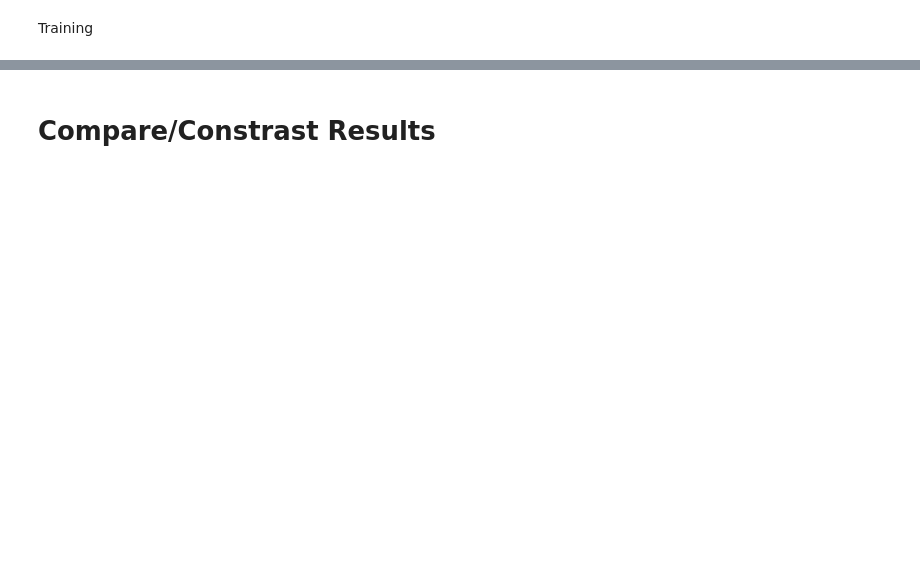
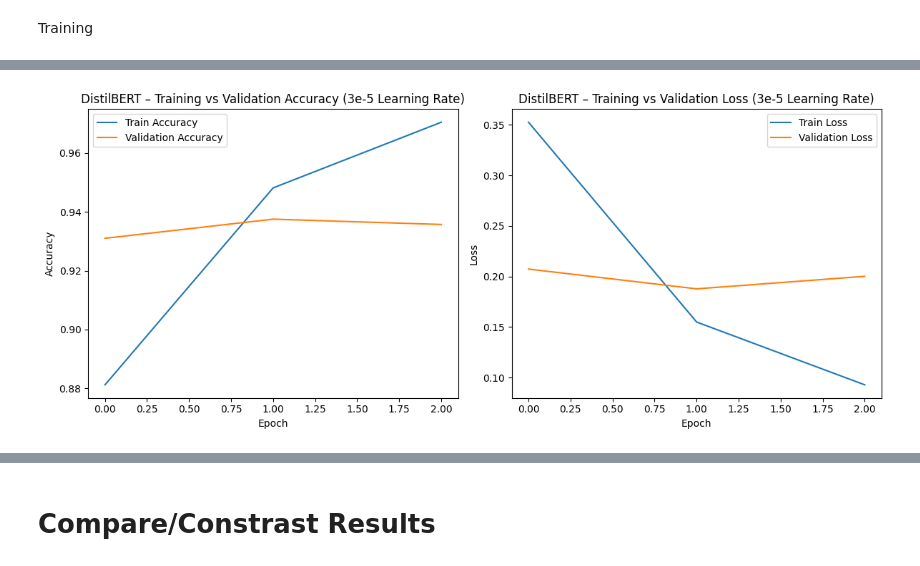
Before and after one commit to Victor-Tung/CS171_news_classification, a Jupyter notebook: CS171_news_classification.ipynb, the cells around one changed output, grey strips where cells are left out. Cells and saved outputs as stored; diff of their text form; code cells hidden in the pictures; blank space fills up the shorter version.

```diff
--- a/CS171_news_classification.ipynb
+++ b/CS171_news_classification.ipynb
@@ -452,9 +603,16 @@ distil_train_texts, _, distil_train_labels, _ = train_test_split(
     random_state=42,
     stratify=train_data_clean["class"].astype(str).values
 )
-
+distil_train_texts, distil_val_texts, distil_train_labels, distil_val_labels = train_test_split(
+    distil_train_texts,
+    distil_train_labels,
+    test_size=0.2,
+    random_state=42,
+    stratify=distil_train_labels
+)
 distil_test_labels = test_data_clean["class"].astype(str).values
 
 distil_y_train_int = label_encoder.transform(distil_train_labels)
+distil_y_val_int   = label_encoder.transform(distil_val_labels)
 distil_y_test_int = label_encoder.transform(distil_test_labels)
-print(f"Train: {len(distil_train_texts):,} | Test: {len(distil_test_texts):,}")
+print(f"Train: {len(distil_train_texts):,} | Val: {len(distil_val_texts):,} | Test: {len(distil_test_texts):,}")
@@ -464,7 +624,7 @@ Tokenizer and Dataset
 DISTIL_MAX_LEN = 128
 BATCH_SIZE = 32
 EPOCHS = 3
-LR = 2e-5
+LR = 3e-5
 
 distil_tokenizer = DistilBertTokenizerFast.from_pretrained("distilbert-base-uncased")
 
@@ -491,8 +651,10 @@ class AGNewsDataset(Dataset):
         "labels": torch.tensor(self.labels[idx], dtype=torch.long)
     }
 train_dataset = AGNewsDataset(distil_train_texts, distil_y_train_int, distil_tokenizer, DISTIL_MAX_LEN)
+val_dataset   = AGNewsDataset(distil_val_texts,   distil_y_val_int,   distil_tokenizer, DISTIL_MAX_LEN)
 test_dataset = AGNewsDataset(distil_test_texts, distil_y_test_int, distil_tokenizer, DISTIL_MAX_LEN)
 
 train_loader = DataLoader(train_dataset, batch_size=BATCH_SIZE, shuffle=True, num_workers=2, pin_memory=True)
+val_loader   = DataLoader(val_dataset,   batch_size=BATCH_SIZE, shuffle=False, num_workers=2, pin_memory=True)
 test_loader = DataLoader(test_dataset, batch_size=BATCH_SIZE, shuffle=False,num_workers=2, pin_memory=True)
-print(f"Train batches: {len(train_loader)} | Test batches: {len(test_loader)}")
+print(f"Train batches: {len(train_loader)} | Val batches: {len(val_loader)} | Test batches: {len(test_loader)}")
@@ -560,7 +758,7 @@ distil_history = {"train_loss": [], "train_acc": [], "val_loss": [], "val_acc":
 for epoch in range(1, EPOCHS + 1):
   print(f"\n Epoch {epoch}/ {EPOCHS}")
   train_loss, train_acc = train_epoch(distil_model, train_loader, optimizer, scheduler)
-  val_loss, val_acc = evaluate_epoch(distil_model, test_loader)
+  val_loss, val_acc = evaluate_epoch(distil_model, val_loader)
   distil_history["train_loss"].append(train_loss)
   distil_history["train_acc"].append(train_acc)
   distil_history["val_loss"].append(val_loss)
@@ -570,24 +786,27 @@ for epoch in range(1, EPOCHS + 1):
 # %%
 plt.figure(figsize=(12, 5))
 
 plt.subplot(1, 2, 1)
 plt.plot(distil_history["train_acc"], label="Train Accuracy")
 plt.plot(distil_history["val_acc"],   label="Validation Accuracy")
 plt.xlabel("Epoch")
 plt.ylabel("Accuracy")
-plt.title("DistilBERT – Training vs Validation Accuracy")
+plt.title("DistilBERT – Training vs Validation Accuracy (3e-5 Learning Rate)")
 plt.legend()
 
 plt.subplot(1, 2, 2)
 plt.plot(distil_history["train_loss"], label="Train Loss")
 plt.plot(distil_history["val_loss"],   label="Validation Loss")
 plt.xlabel("Epoch")
 plt.ylabel("Loss")
-plt.title("DistilBERT – Training vs Validation Loss")
+plt.title("DistilBERT – Training vs Validation Loss (3e-5 Learning Rate)")
 plt.legend()
 
 plt.tight_layout()
+plt.savefig('/content/drive/MyDrive/CS171/distilbert_faster_learning_rate_learning_curves.png', dpi=150, bbox_inches='tight')
 plt.show()
+# %% [output]
+[figure, added]
 # %%
 distil_model.eval()
 all_preds, all_true = [], []
```
Also changed, not shown: parts of 17 cells of this notebook.
